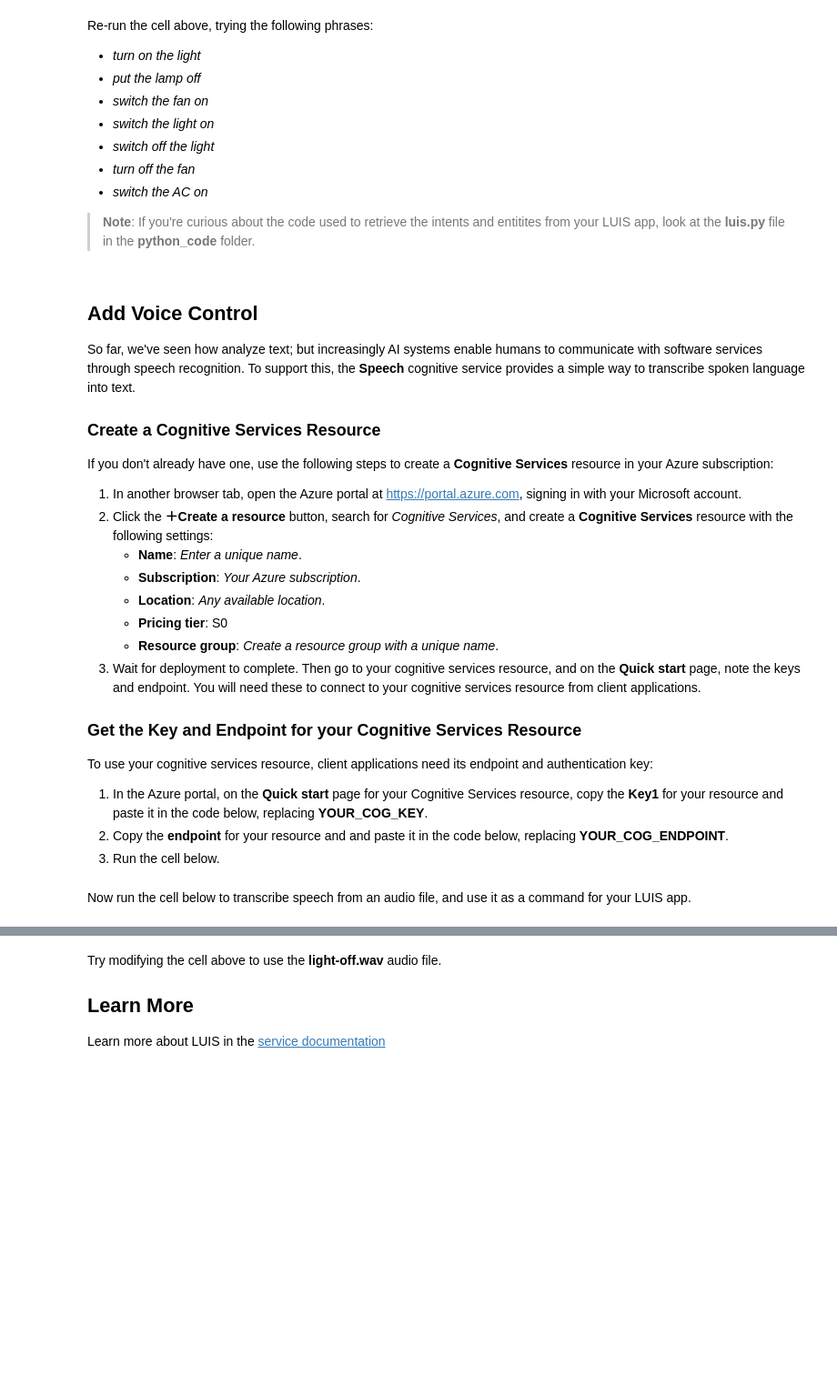
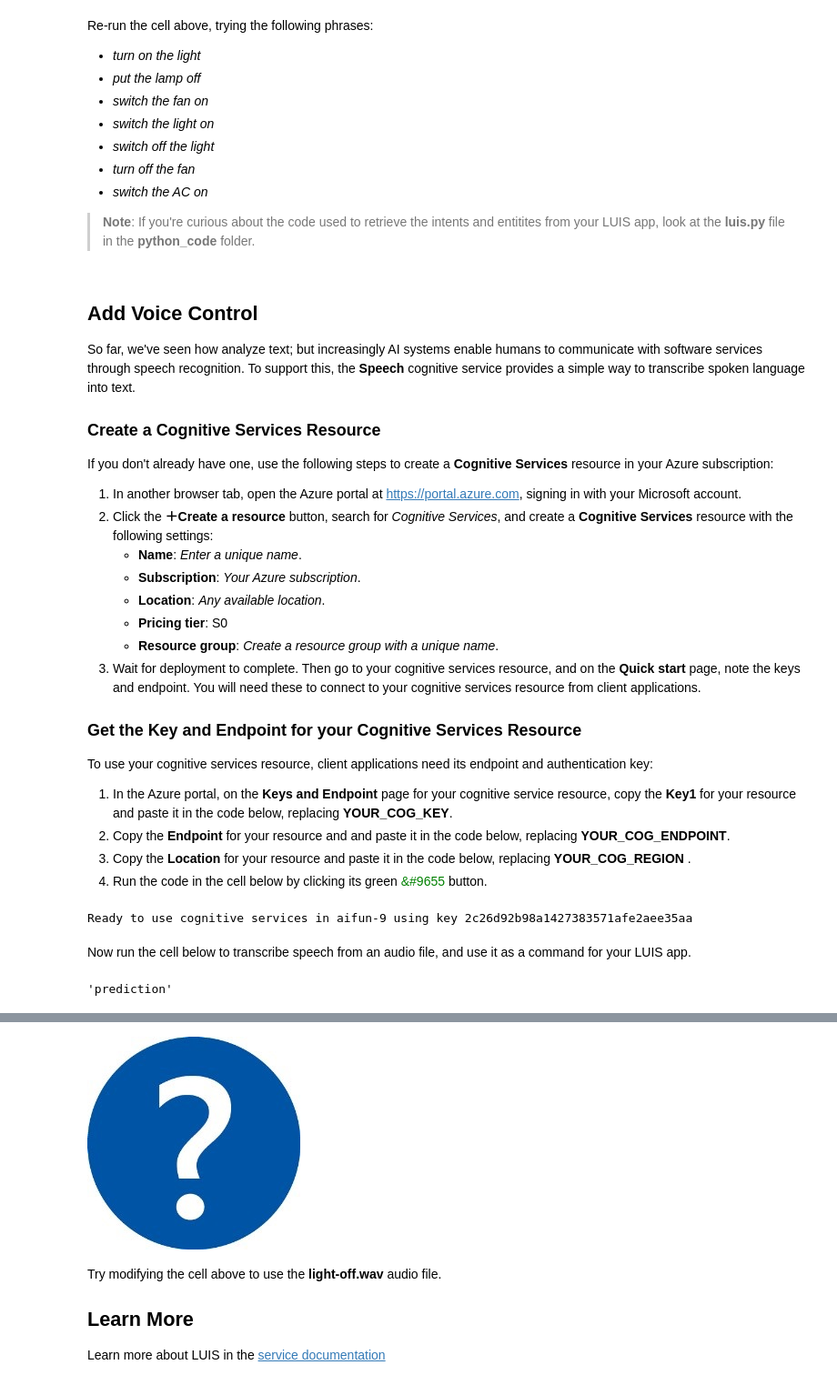
Before and after one commit to MicrosoftDocs/ai-fundamentals, a Jupyter notebook: 02d - Language Understanding.ipynb, the cells around one changed output, grey strips where cells are left out. Shown at 91% size. Cells and saved outputs as stored; diff of their text form; code cells hidden in the pictures; blank space fills up the shorter version.

Commit message:
Update LUIS lab
Update region code, and entity and utterance instructions.

```diff
--- a/02d - Language Understanding.ipynb
+++ b/02d - Language Understanding.ipynb
@@ -138,17 +141,18 @@ If you don't already have one, use the following steps to create a **Cognitive S
 
 To use your cognitive services resource, client applications need its  endpoint and authentication key:
 
-1. In the Azure portal, on the **Quick start** page for your Cognitive Services resource, copy the **Key1** for your resource and paste it in the code below, replacing **YOUR_COG_KEY**.
-2. Copy the **endpoint** for your resource and and paste it in the code below, replacing **YOUR_COG_ENDPOINT**.
-3. Run the cell below.
+1. In the Azure portal, on the **Keys and Endpoint** page for your cognitive service resource, copy the **Key1** for your resource and paste it in the code below, replacing **YOUR_COG_KEY**.
+2. Copy the **Endpoint** for your resource and and paste it in the code below, replacing **YOUR_COG_ENDPOINT**.
+3. Copy the **Location** for your resource and paste it in the code below, replacing **YOUR_COG_REGION**    .
+4. Run the code in the cell below by clicking its green <span style="color:green">&#9655</span> button.
 # %%
 cog_key = 'YOUR_COG_KEY'
 cog_endpoint = 'YOUR_COG_ENDPOINT'
-
-# Get region from endpoint
-cog_region = cog_endpoint[8:cog_endpoint.find('.')]
+cog_region = 'YOUR_COG_REGION'
 
 print('Ready to use cognitive services in {} using key {}'.format(cog_region, cog_key))
+# %% [output]
+Ready to use cognitive services in aifun-9 using key 2c26d92b98a1427383571afe2aee35aa
 # %% [markdown]
 Now run the cell below to transcribe speech from an audio file, and use it as a command for your LUIS app.
 # %%
@@ -161,7 +165,7 @@ from azure.cognitiveservices.speech import SpeechConfig, SpeechRecognizer, Audio
 try:
 
     # Get spoken command from audio file
-    file_name = 'light-on.wav'
+    file_name = 'light-off.wav'
     audio_file = os.path.join('data', 'luis', file_name)
 
     # Configure speech recognizer
@@ -183,3 +187,5 @@ try:
                             IPython.display.Image(data=os.path.join("data", "luis" ,img_name)))
 except Exception as ex:
     print(ex)
+# %% [output]
+'prediction'
@@ -186,3 +193,4 @@ except Exception as ex:
+[figure, added]
 # %% [markdown]
 Try modifying the cell above to use the **light-off.wav** audio file.
 
```
Also changed, not shown: parts of 3 cells of this notebook.
